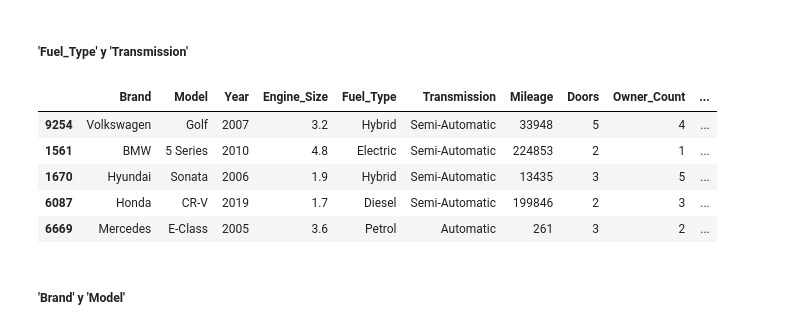
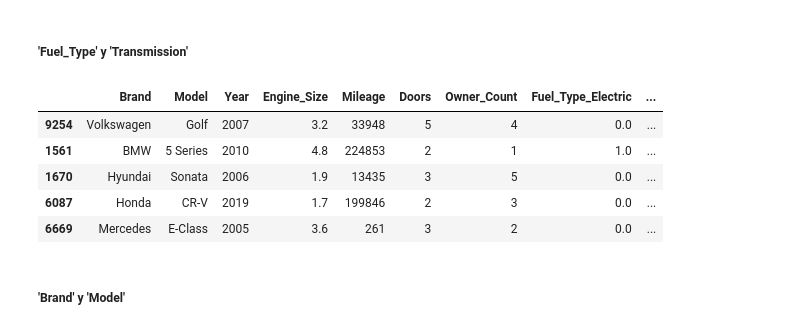
Before and after one commit to neural-insights/Team-Challenge---Still_Lost_in_ML, a Jupyter notebook: src/notebooks/Still_Lost_in_ML - Notebook_V2.ipynb, the cells around one changed output. Drawn from its saved outputs; the diff is of its cells as text; code cells hidden in the pictures.

```diff
--- a/src/notebooks/Still_Lost_in_ML - Notebook_V2.ipynb
+++ b/src/notebooks/Still_Lost_in_ML - Notebook_V2.ipynb
@@ -330,37 +315,28 @@ plt.show()
 ### 3.2. Transformación CATEGORICAS
 # %% [markdown]
 ##### 'Fuel_Type' y 'Transmission'
-# %%
-# One-Hot-Encoding
-from sklearn.preprocessing import OneHotEncoder
-
-X_train_encoded = X_train.copy()
-
-# Encoder para Fuel_Type
-encoder_fuel = OneHotEncoder(sparse_output=False)
-fuel_encoded = encoder_fuel.fit_transform(X_train[["Fuel_Type"]])  # Fit + transform
-fuel_encoded_df = pd.DataFrame(fuel_encoded,
-                               columns=encoder_fuel.get_feature_names_out(["Fuel_Type"]),
-                               index=X_train.index)
-
-# Encoder para Transmission
-encoder_transmission = OneHotEncoder(sparse_output=False)
-transmission_encoded = encoder_transmission.fit_transform(X_train[["Transmission"]])
-transmission_encoded_df = pd.DataFrame(transmission_encoded,
-                                       columns=encoder_transmission.get_feature_names_out(["Transmission"]),
-                                       index=X_train.index)
-
-
-
-X_train_encoded = pd.concat([X_train_encoded, fuel_encoded_df, transmission_encoded_df], axis=1)
-
-X_train_encoded.head()
-# %% [output]
-|  | Brand | Model | Year | Engine_Size | Fuel_Type | Transmission | Mileage | Doors | Owner_Count | ... |
-| 9254 | Volkswagen | Golf | 2007 | 3.2 | Hybrid | Semi-Automatic | 33948 | 5 | 4 | ... |
-| 1561 | BMW | 5 Series | 2010 | 4.8 | Electric | Semi-Automatic | 224853 | 2 | 1 | ... |
-| 1670 | Hyundai | Sonata | 2006 | 1.9 | Hybrid | Semi-Automatic | 13435 | 3 | 5 | ... |
-| 6087 | Honda | CR-V | 2019 | 1.7 | Diesel | Semi-Automatic | 199846 | 2 | 3 | ... |
-| 6669 | Mercedes | E-Class | 2005 | 3.6 | Petrol | Automatic | 261 | 3 | 2 | ... |
+# %%
+from sklearn.preprocessing import OneHotEncoder
+
+# Aplicar One-Hot Encoding y reemplazar las columnas originales
+encoder_ohe = OneHotEncoder(sparse_output=False, drop="first")  # drop="first" evita multicolinealidad
+encoded_df = pd.DataFrame(encoder_ohe.fit_transform(X_train[["Fuel_Type", "Transmission"]]),
+                          columns=encoder_ohe.get_feature_names_out(["Fuel_Type", "Transmission"]),
+                          index=X_train.index)
+
+# Guardar los nombres de las columnas codificadas
+one_hot_columns = encoded_df.columns.tolist()
+
+# Reemplazar las columnas originales
+X_train_encoded = X_train.drop(columns=["Fuel_Type", "Transmission"]).join(encoded_df)
+
+X_train_encoded.head()
+# %% [output]
+|  | Brand | Model | Year | Engine_Size | Mileage | Doors | Owner_Count | Fuel_Type_Electric | ... |
+| 9254 | Volkswagen | Golf | 2007 | 3.2 | 33948 | 5 | 4 | 0.0 | ... |
+| 1561 | BMW | 5 Series | 2010 | 4.8 | 224853 | 2 | 1 | 1.0 | ... |
+| 1670 | Hyundai | Sonata | 2006 | 1.9 | 13435 | 3 | 5 | 0.0 | ... |
+| 6087 | Honda | CR-V | 2019 | 1.7 | 199846 | 2 | 3 | 0.0 | ... |
+| 6669 | Mercedes | E-Class | 2005 | 3.6 | 261 | 3 | 2 | 0.0 | ... |
 # %% [markdown]
 ##### 'Brand' y 'Model'
```
Also changed, not shown: parts of 35 cells of this notebook, 3 other files.
